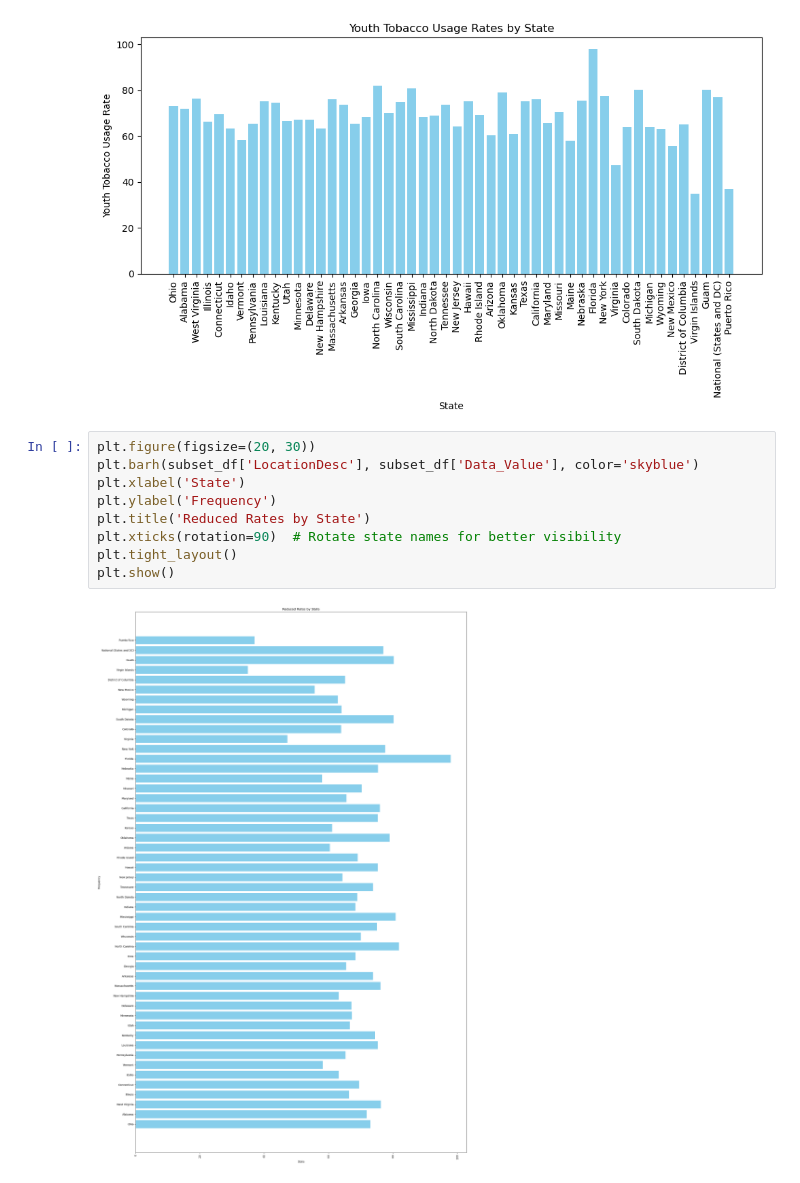
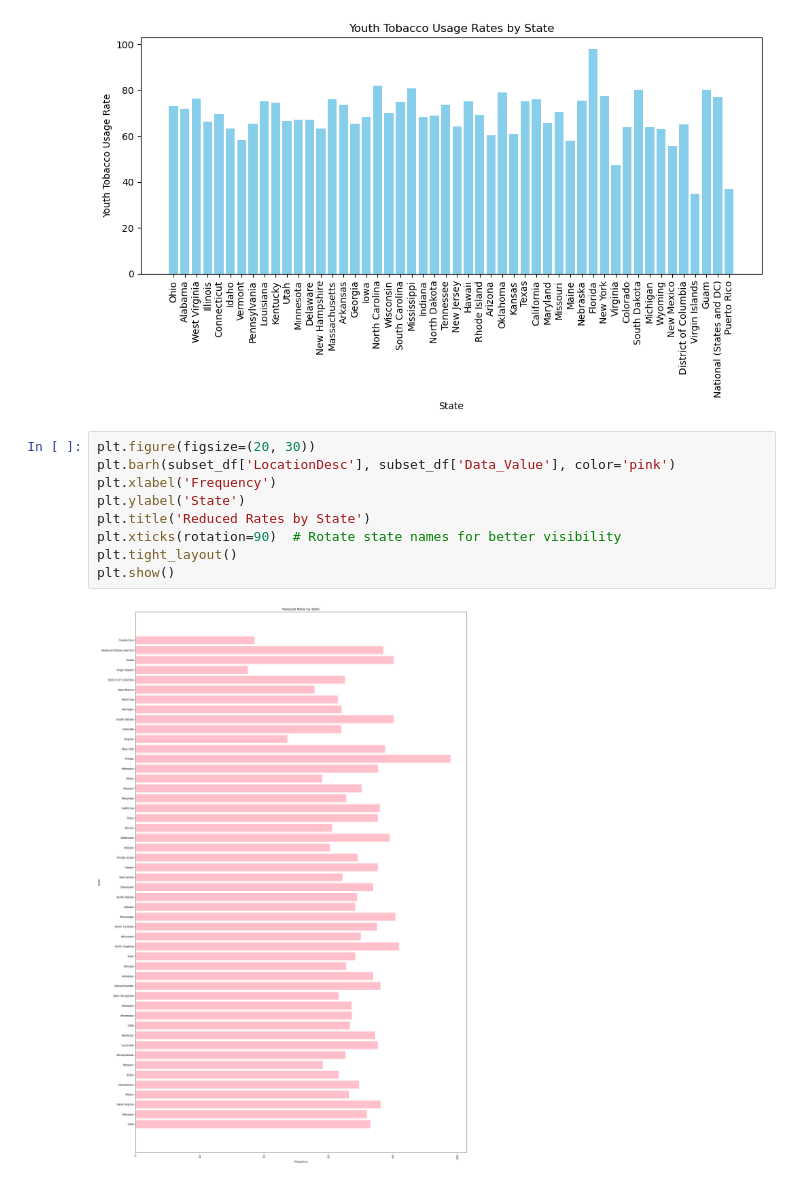
Before and after one commit to Lovelourdie/Project1_DataViz, a Jupyter notebook: clean_data.ipynb, the cells around one changed output. Saved outputs shown, nothing was run; the diff lists cells and outputs as text.

```diff
--- a/clean_data.ipynb
+++ b/clean_data.ipynb
@@ -255,12 +274,12 @@ plt.show()
 [figure]
 # %%
 plt.figure(figsize=(20, 30))
-plt.barh(subset_df['LocationDesc'], subset_df['Data_Value'], color='skyblue')
-plt.xlabel('State')
-plt.ylabel('Frequency')
+plt.barh(subset_df['LocationDesc'], subset_df['Data_Value'], color='pink')
+plt.xlabel('Frequency')
+plt.ylabel('State')
 plt.title('Reduced Rates by State')
 plt.xticks(rotation=90)  # Rotate state names for better visibility
 plt.tight_layout()
 plt.show()
 # %% [output]
-[figure, old version]
+[figure, new version]
```
Also changed, not shown: parts of 6 cells of this notebook.
